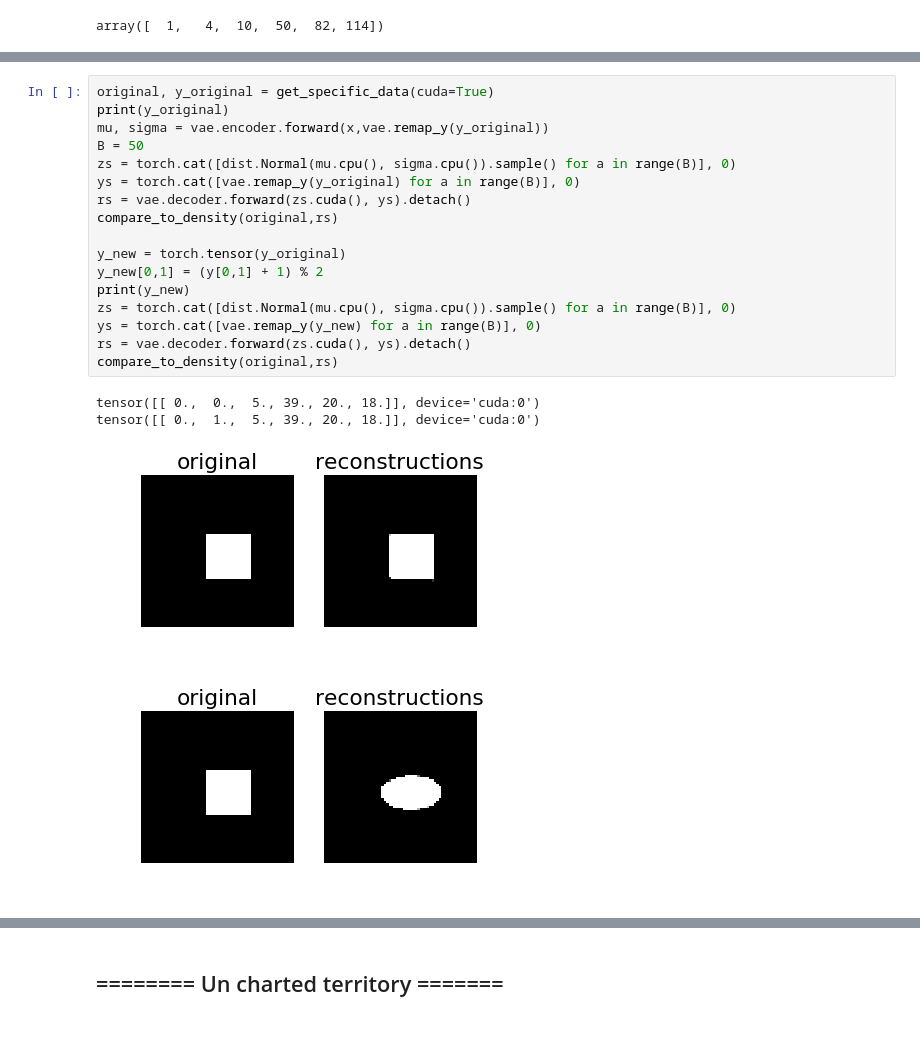
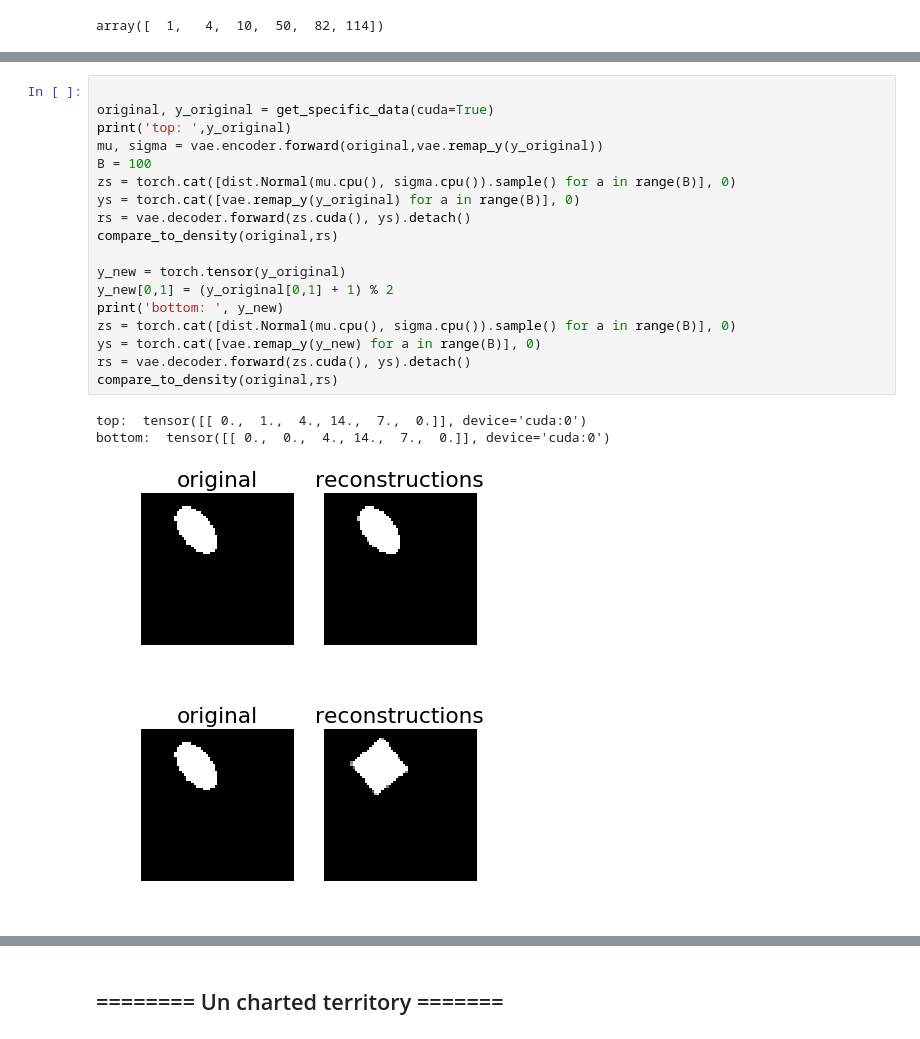
Before and after one commit to robertness/causalvae, a Jupyter notebook: causal_vae_dsprites.ipynb, the cells around one changed output, grey strips where cells are left out. Saved outputs shown, nothing was run; the diff lists cells and outputs as text.

```diff
--- a/causal_vae_dsprites.ipynb
+++ b/causal_vae_dsprites.ipynb
@@ -851,23 +855,24 @@ tensor([[ 0.,  0.,  3., 36.,  1.,  2.]], device='cuda:0')
 # %%
+
 original, y_original = get_specific_data(cuda=True)
-print(y_original)
-mu, sigma = vae.encoder.forward(x,vae.remap_y(y_original))
-B = 50
+print('top: ',y_original)
+mu, sigma = vae.encoder.forward(original,vae.remap_y(y_original))
+B = 100
 zs = torch.cat([dist.Normal(mu.cpu(), sigma.cpu()).sample() for a in range(B)], 0)
 ys = torch.cat([vae.remap_y(y_original) for a in range(B)], 0)
 rs = vae.decoder.forward(zs.cuda(), ys).detach()
 compare_to_density(original,rs)
 
 y_new = torch.tensor(y_original)
-y_new[0,1] = (y[0,1] + 1) % 2
-print(y_new)
+y_new[0,1] = (y_original[0,1] + 1) % 2
+print('bottom: ', y_new)
 zs = torch.cat([dist.Normal(mu.cpu(), sigma.cpu()).sample() for a in range(B)], 0)
 ys = torch.cat([vae.remap_y(y_new) for a in range(B)], 0)
 rs = vae.decoder.forward(zs.cuda(), ys).detach()
 compare_to_density(original,rs)
 # %% [output]
-tensor([[ 0.,  0.,  5., 39., 20., 18.]], device='cuda:0')
-tensor([[ 0.,  1.,  5., 39., 20., 18.]], device='cuda:0')
+top:  tensor([[ 0.,  1.,  4., 14.,  7.,  0.]], device='cuda:0')
+bottom:  tensor([[ 0.,  0.,  4., 14.,  7.,  0.]], device='cuda:0')
-[figure, old version]
+[figure, new version]
-[figure, old version]
+[figure, new version]
 # %%
```
Also changed, not shown: parts of 13 cells of this notebook.
